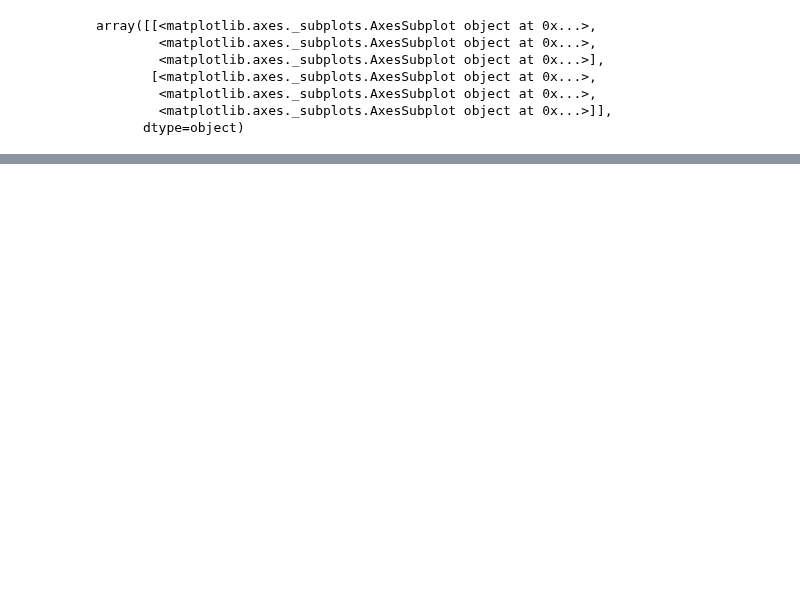
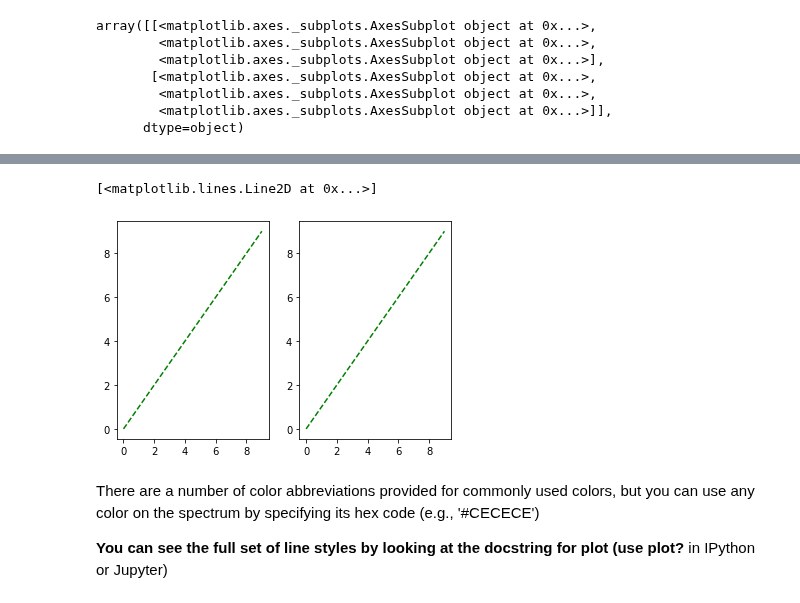
Before and after one commit to lucaslokchan/data-analysis, a Jupyter notebook: Python for Data Analysis/09_Plotting_and_Visualization.ipynb, the cells around one changed output, grey strips where cells are left out. Saved outputs shown, nothing was run; the diff lists cells and outputs as text; code cells hidden in the pictures; blank space fills up the shorter version.

```diff
--- a/Python for Data Analysis/09_Plotting_and_Visualization.ipynb
+++ b/Python for Data Analysis/09_Plotting_and_Visualization.ipynb
@@ -114,0 +179,13 @@ This is very useful, as the axes array can be easily indexed like a two-dimensio
+# %%
+x = np.arange(10)
+y = np.arange(10)
+fig, axes = plt.subplots(1, 2)
+axes[0].plot(x, y, 'g--')
+axes[1].plot(x, y, linestyle='--', color='g')
+# %% [output]
+[<matplotlib.lines.Line2D at 0x...>]
+[figure, added]
+# %% [markdown]
+There are a number of color abbreviations provided for commonly used colors, but you can use any color on the spectrum by specifying its hex code (e.g., '#CECECE')
+
+**You can see the full set of line styles by looking at the docstring for plot (use plot?** in IPython or Jupyter)
```
Also changed, not shown: parts of 82 cells of this notebook.
